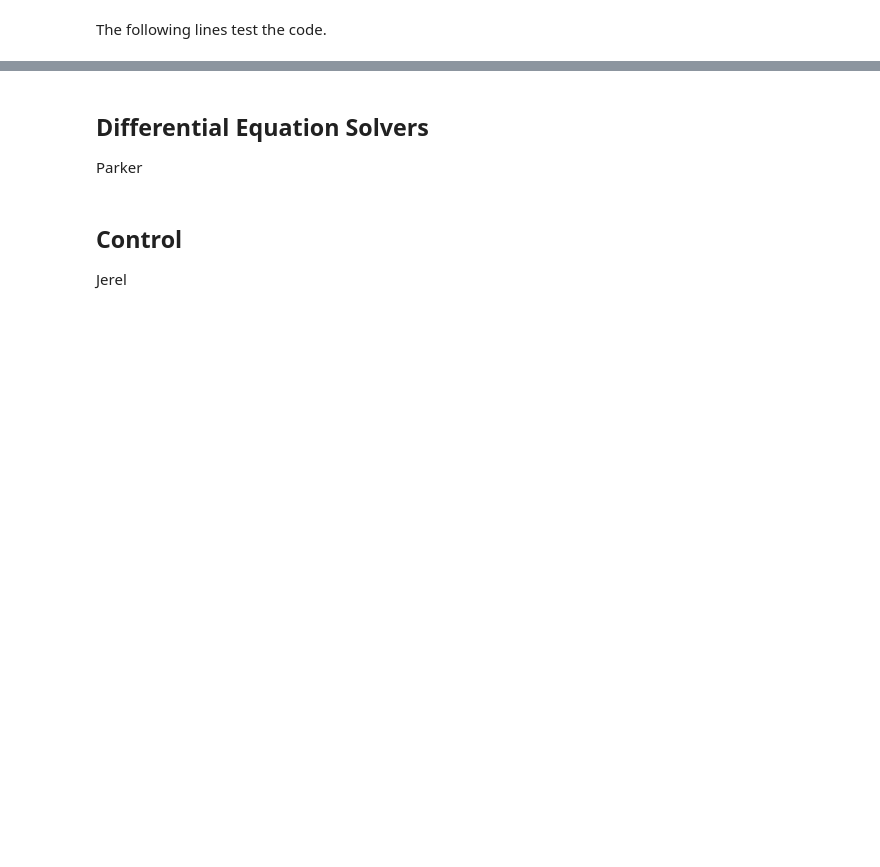
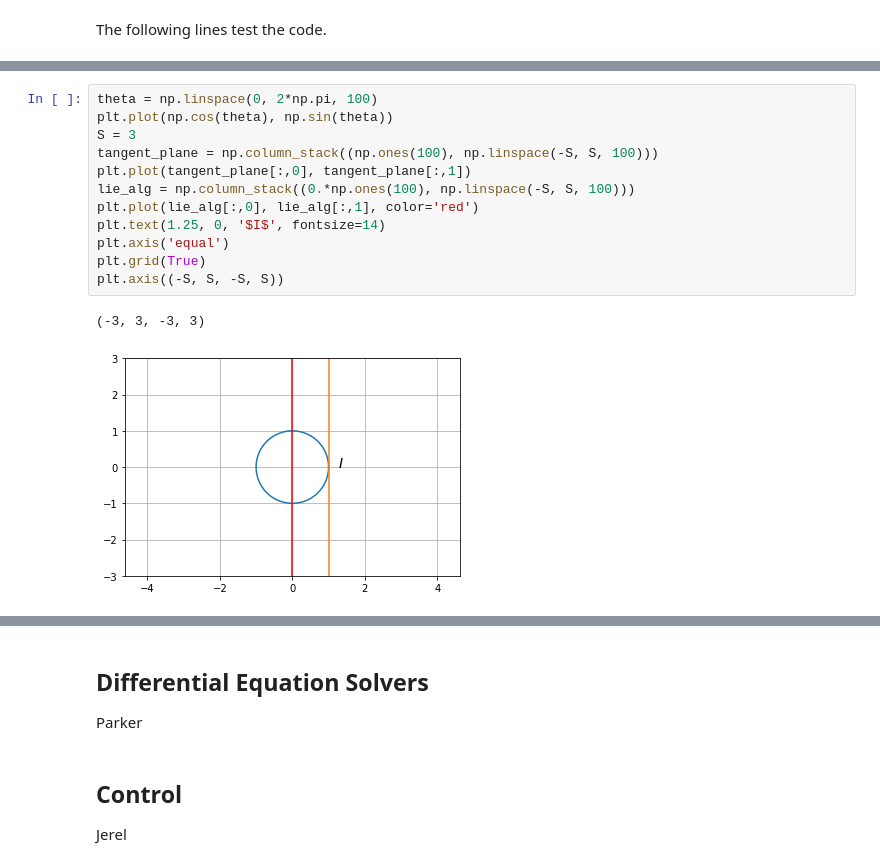
Before and after one commit to byu-magicc/lie_groups, a Jupyter notebook: Chap-02-S1.ipynb, the cells around one changed output, grey strips where cells are left out. Cells and saved outputs as stored; diff of their text form; blank space fills up the shorter version.

```diff
--- a/Chap-02-S1.ipynb
+++ b/Chap-02-S1.ipynb
@@ -126,0 +160,15 @@ Dr. Beard
+# %%
+theta = np.linspace(0, 2*np.pi, 100)
+plt.plot(np.cos(theta), np.sin(theta))
+S = 3
+tangent_plane = np.column_stack((np.ones(100), np.linspace(-S, S, 100)))
+plt.plot(tangent_plane[:,0], tangent_plane[:,1])
+lie_alg = np.column_stack((0.*np.ones(100), np.linspace(-S, S, 100)))
+plt.plot(lie_alg[:,0], lie_alg[:,1], color='red')
+plt.text(1.25, 0, '$I$', fontsize=14)
+plt.axis('equal')
+plt.grid(True)
+plt.axis((-S, S, -S, S))
+# %% [output]
+(-3, 3, -3, 3)
+[figure, added]
```
Also changed, not shown: parts of 22 cells of this notebook.
